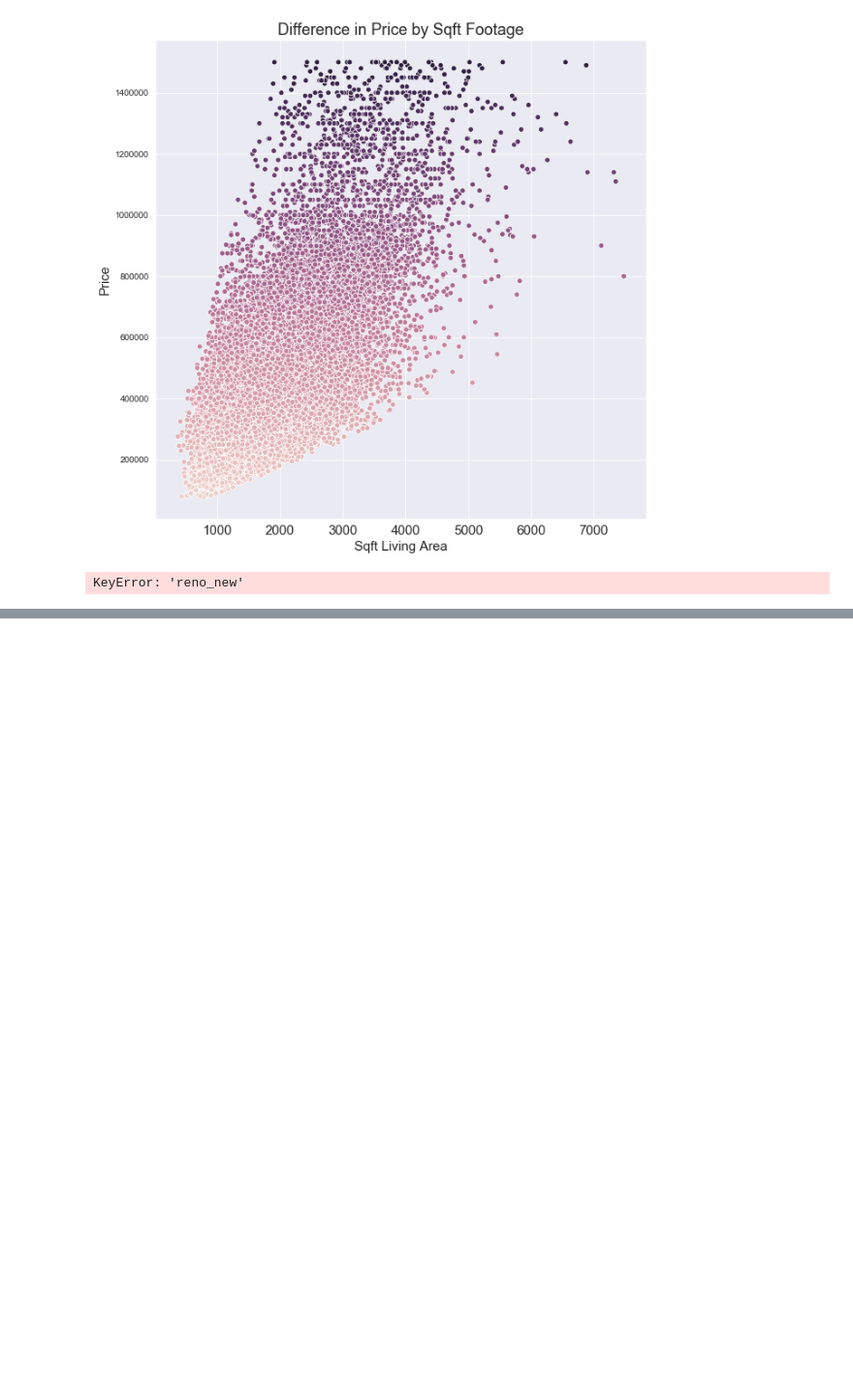
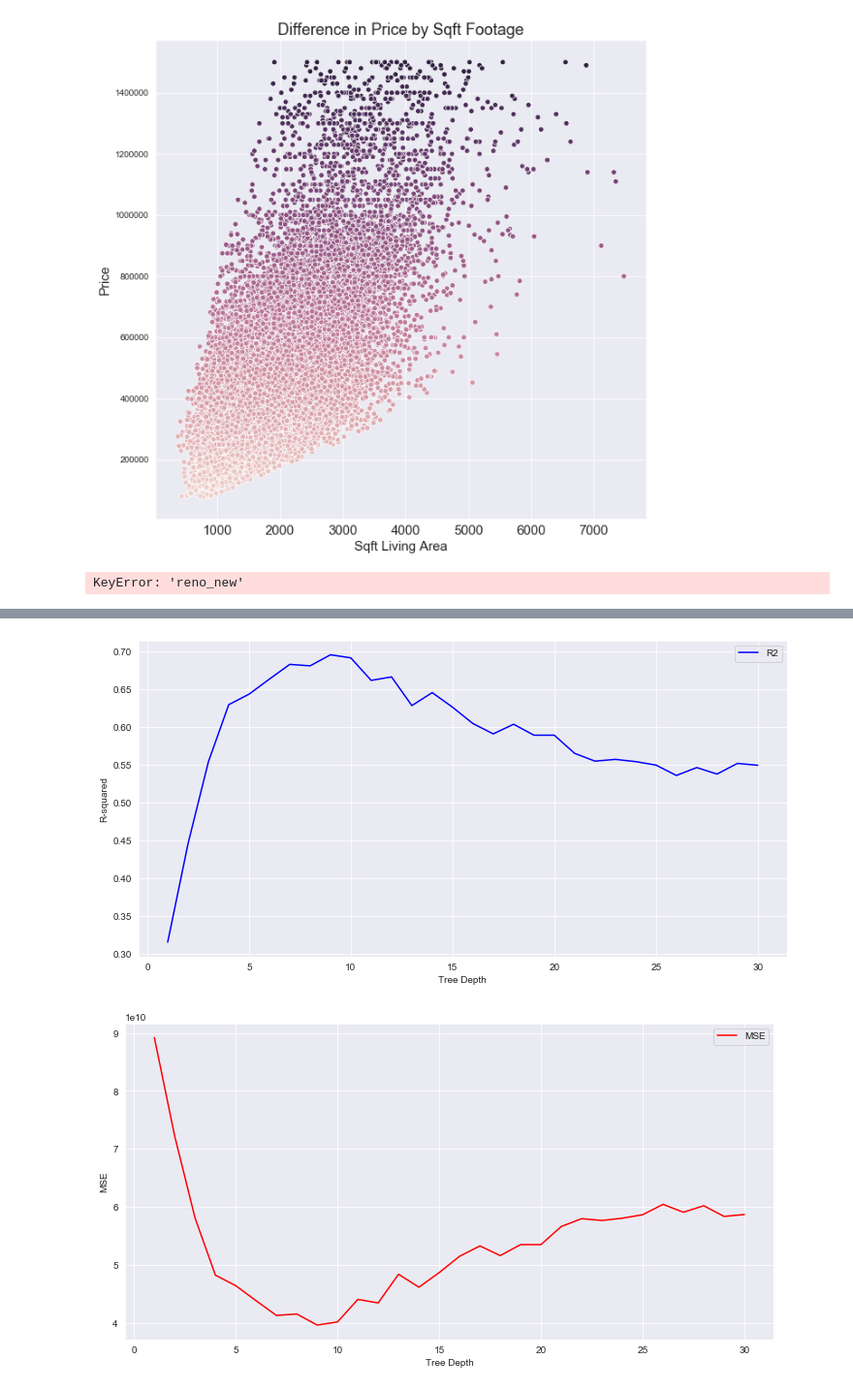
Before and after one commit to will4865/Predicting-Real-Estate-Prices, a Jupyter notebook: Additional Visualizations (Pre Modeling).ipynb, the cells around one changed output, grey strips where cells are left out. Shown: that part at 97% size. Saved outputs shown, nothing was run; the diff lists cells and outputs as text; code cells hidden in the pictures; blank space fills up the shorter version.

```diff
--- a/Additional Visualizations (Pre Modeling).ipynb
+++ b/Additional Visualizations (Pre Modeling).ipynb
@@ -131,0 +212,28 @@ KeyError: 'reno_new'
+# %%
+max_depths = np.linspace(1, 30, 30, endpoint=True)
+mse_results = []
+r2_results = []
+
+for max_depth in max_depths:
+    regressor = DecisionTreeRegressor(max_depth=max_depth, random_state=42)
+    regressor.fit(X_train, y_train)
+    y_pred = regressor.predict(X_test)
+    score = performance(y_test, y_pred)
+    r2_results.append(score[0])
+    mse_results.append(score[1])
+
+plt.figure(figsize=(12, 6))
+plt.plot(max_depths, r2_results, 'b', label='R2')
+plt.xlabel('Tree Depth')
+plt.ylabel('R-squared')
+plt.legend()
+plt.show()
+plt.figure(figsize=(12, 6))
+plt.plot(max_depths, mse_results, 'r', label='MSE')
+plt.xlabel('Tree Depth')
+plt.ylabel('MSE')
+plt.legend()
+plt.show()
+# %% [output]
+[figure, added]
+[figure, added]
```
Also changed, not shown: parts of 13 cells of this notebook.
